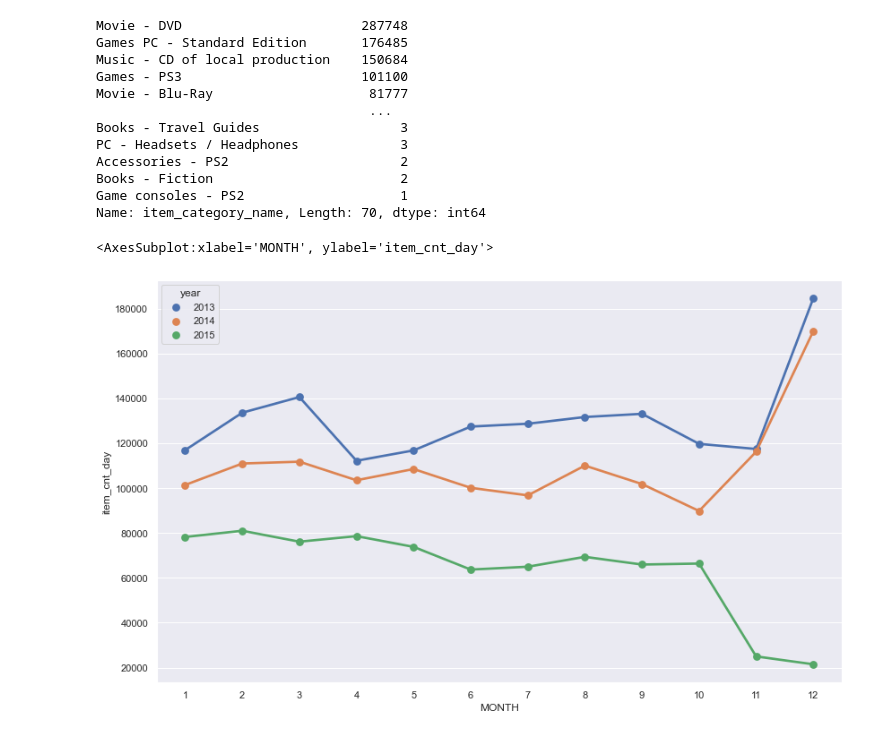
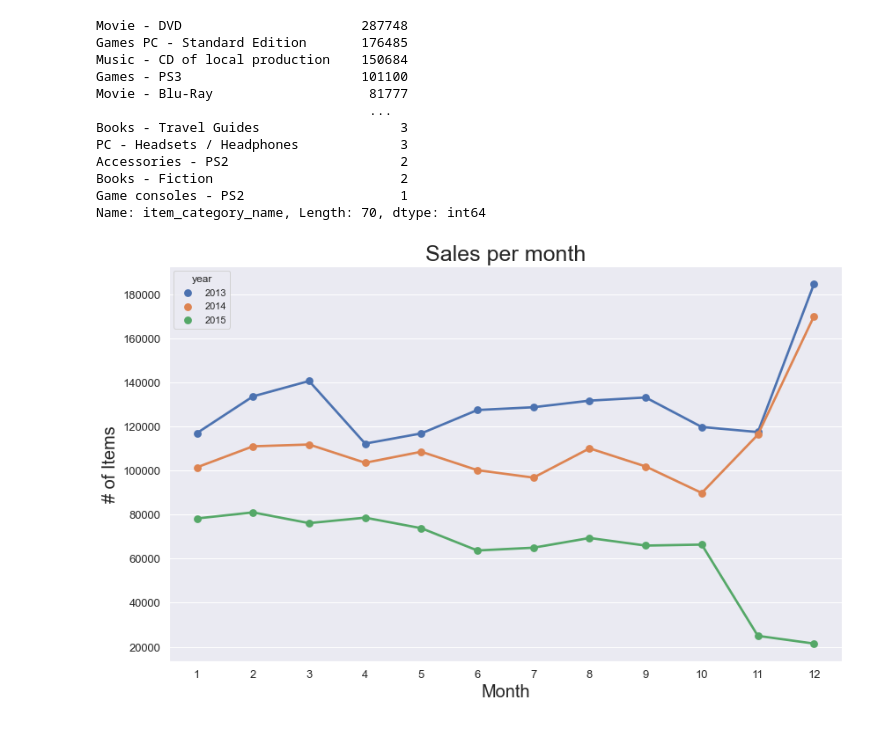
Before and after one commit to SabeehRaza-DS/FutureSales_Project, a Jupyter notebook: sales_prediction.ipynb, the cells around one changed output. Saved outputs shown, nothing was run; the diff lists cells and outputs as text; code cells hidden in the pictures.

Commit message:
sales

```diff
--- a/sales_prediction.ipynb
+++ b/sales_prediction.ipynb
@@ -425,14 +425,13 @@ Name: item_category_name, Length: 70, dtype: int64
 #plt.plot(MONTHS, dfp[dfp.year==2013].item_cnt_month, '-o', color='steelblue', linewidth=LINEWIDTH, alpha=ALPHA,label='2013')
 # %%
 sns.set(rc={'figure.figsize':(13.7,8.27)})
-#month_ = ["jan","feb","mar","apr","may","jun","jul","aug","sep","oct","nov","dec"]
+
 sns.pointplot(data=df_tr_data.groupby(['MONTH', 'year'])['item_cnt_day'].sum().reset_index(), x='MONTH', y='item_cnt_day', hue='year')
 
-#plt.title('Sales per month',fontsize=25)
-#plt.ylabel('# of Items',fontsize=20)
-#plt.xlabel('Month',fontsize=20)
-#plt.tick_params(labelsize=13)
+plt.title('Sales per month',fontsize=25)
+plt.ylabel('# of Items',fontsize=20)
+plt.xlabel('Month',fontsize=20)
+plt.tick_params(labelsize=13)
 # %% [output]
-<AxesSubplot:xlabel='MONTH', ylabel='item_cnt_day'>
-[figure, old version]
+[figure, new version]
 # %%
```
Also changed, not shown: parts of 5 cells of this notebook.
